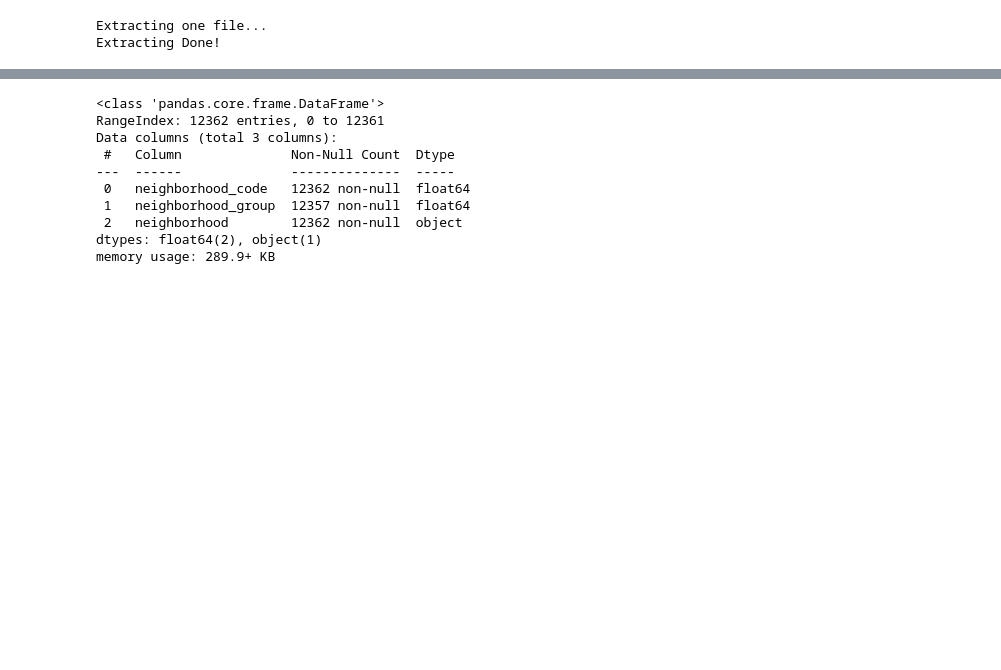
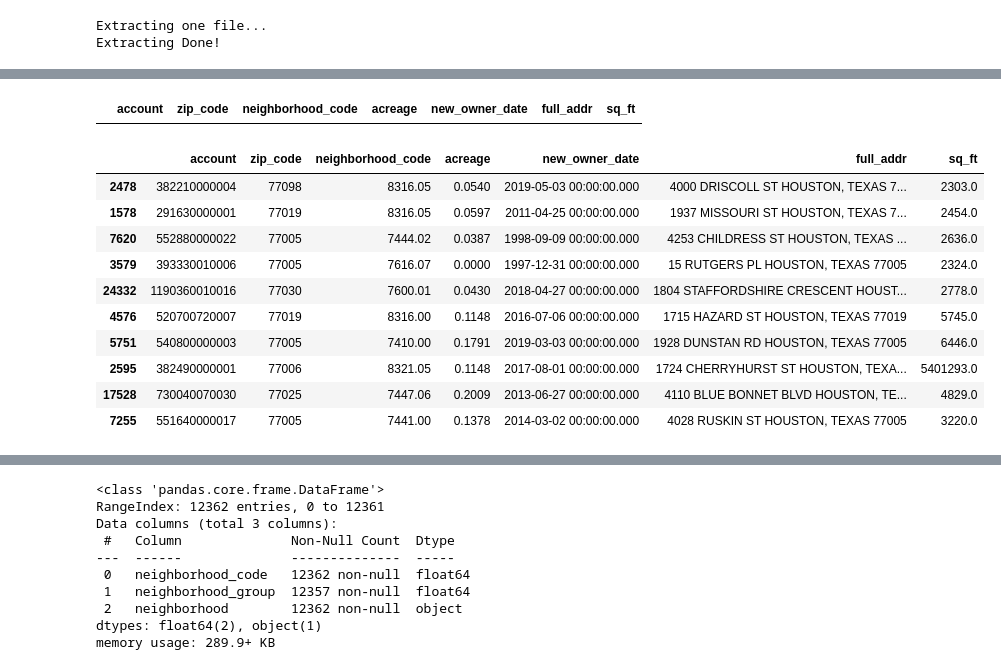
Before and after one commit to ellenrud84/RealEstateDatabase_SQLAlchemyDemo, a Jupyter notebook: ETL_HCAD.ipynb, the cells around one changed output, grey strips where cells are left out. Drawn from its saved outputs; the diff is of its cells as text; code cells hidden in the pictures; blank space fills up the shorter version.

```diff
--- a/ETL_HCAD.ipynb
+++ b/ETL_HCAD.ipynb
@@ -323,0 +350,5 @@ building_res_2019.sample(2)
+# %%
+building_res_2019_sum=building_res_2019grouped["HEAT_AREA"].sum()
+# %%
+home_sq_ft=building_res_2019_sum.reset_index()
+home_sq_ft.info()
@@ -324,6 +365,6 @@ building_res_2019.sample(2)
 # %%
 # Heat area is actual sq footage of home, islotate this portion of data set and reformat column names
-home_sq_ft=building_res_2019[["ACCOUNT","HEAT_AREA"]]
+
 home_sq_ft=home_sq_ft.rename(columns={"HEAT_AREA":"sq_ft"})
 home_sq_ft.loc[:,("sq_ft")]=pd.to_numeric(home_sq_ft["sq_ft"], errors='coerce')
 home_sq_ft.loc[:,("ACCOUNT")]=pd.to_numeric(home_sq_ft["ACCOUNT"], errors='coerce')
@@ -342,3 +383,5 @@ memory usage: 18.2 MB
+# %%
+home_sq_ft=home_sq_ft.rename(columns={"ACCOUNT":"account"})
 # %%
 # merge sq ft into properties table on account
 properties= properties.merge(home_sq_ft,how='left', on='account')
@@ -360,3 +399,24 @@ properties.sample(10)
+# %%
+# check for duplicates on account:
+duplicated_prop= properties[properties.duplicated(['account'], keep= False)].sort_values('account')
+duplicated_prop
+# %% [output]
+|  | account | zip_code | neighborhood_code | acreage | new_owner_date | full_addr | sq_ft |
+# %%
+properties.to_csv("properties_hcad_extract.csv")
+properties.sample(10)
+# %% [output]
+|  | account | zip_code | neighborhood_code | acreage | new_owner_date | full_addr | sq_ft |
+| 2478 | 382210000004 | 77098 | 8316.05 | 0.0540 | 2019-05-03 00:00:00.000 | 4000 DRISCOLL ST HOUSTON, TEXAS 7... | 2303.0 |
+| 1578 | 291630000001 | 77019 | 8316.05 | 0.0597 | 2011-04-25 00:00:00.000 | 1937 MISSOURI ST HOUSTON, TEXAS 7... | 2454.0 |
+| 7620 | 552880000022 | 77005 | 7444.02 | 0.0387 | 1998-09-09 00:00:00.000 | 4253 CHILDRESS ST HOUSTON, TEXAS ... | 2636.0 |
+| 3579 | 393330010006 | 77005 | 7616.07 | 0.0000 | 1997-12-31 00:00:00.000 | 15 RUTGERS PL HOUSTON, TEXAS 77005 | 2324.0 |
+| 24332 | 1190360010016 | 77030 | 7600.01 | 0.0430 | 2018-04-27 00:00:00.000 | 1804 STAFFORDSHIRE CRESCENT HOUST... | 2778.0 |
+| 4576 | 520700720007 | 77019 | 8316.00 | 0.1148 | 2016-07-06 00:00:00.000 | 1715 HAZARD ST HOUSTON, TEXAS 77019 | 5745.0 |
+| 5751 | 540800000003 | 77005 | 7410.00 | 0.1791 | 2019-03-03 00:00:00.000 | 1928 DUNSTAN RD HOUSTON, TEXAS 77005 | 6446.0 |
+| 2595 | 382490000001 | 77006 | 8321.05 | 0.1148 | 2017-08-01 00:00:00.000 | 1724 CHERRYHURST ST HOUSTON, TEXA... | 5401293.0 |
+| 17528 | 730040070030 | 77025 | 7447.06 | 0.2009 | 2013-06-27 00:00:00.000 | 4110 BLUE BONNET BLVD HOUSTON, TE... | 4829.0 |
+| 7255 | 551640000017 | 77005 | 7441.00 | 0.1378 | 2014-03-02 00:00:00.000 | 4028 RUSKIN ST HOUSTON, TEXAS 77005 | 3220.0 |
 # %%
 # make a datframe
 data=[]
```
Also changed, not shown: parts of 20 cells of this notebook, 1 other file.
